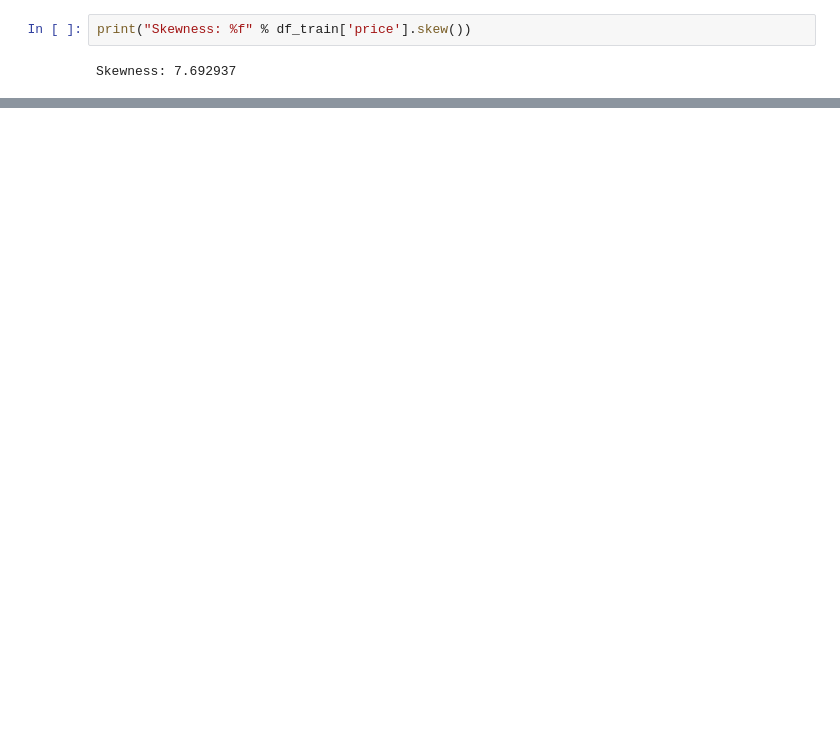
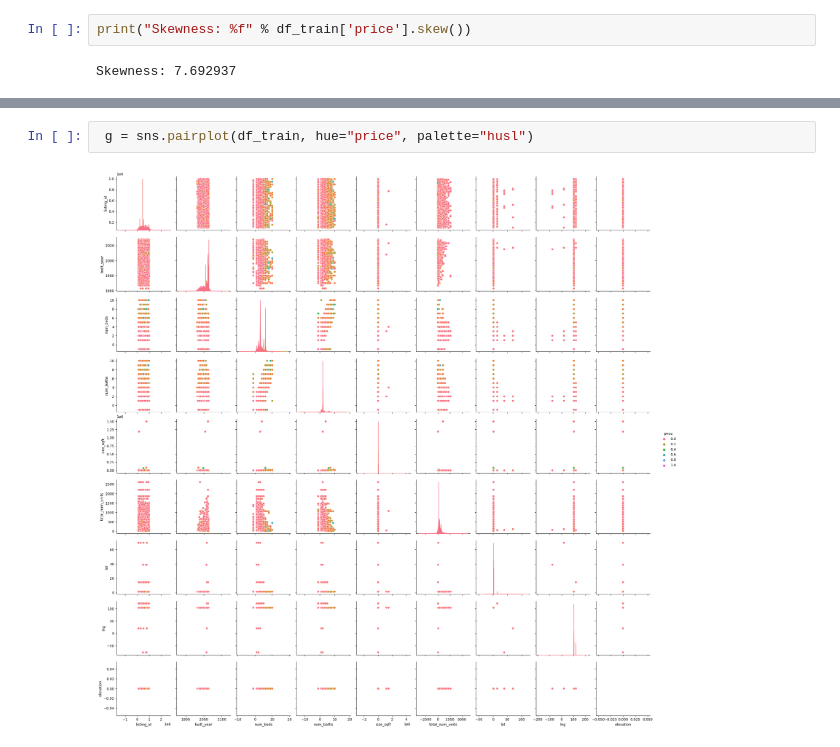
Before and after one commit to nish-d/ParanormalDistribution, a Jupyter notebook: notebooks/EDA.ipynb, the cells around one changed output, grey strips where cells are left out. Cells and saved outputs as stored; diff of their text form; blank space fills up the shorter version.

Commit message:
Added pairplots

```diff
--- a/notebooks/EDA.ipynb
+++ b/notebooks/EDA.ipynb
@@ -164,0 +165,4 @@ sns.boxplot(x="num_beds", y="price", data=df_train)
+# %%
+ g = sns.pairplot(df_train, hue="price", palette="husl")
+# %% [output]
+[figure, added]
```
Also changed, not shown: parts of 8 cells of this notebook.
